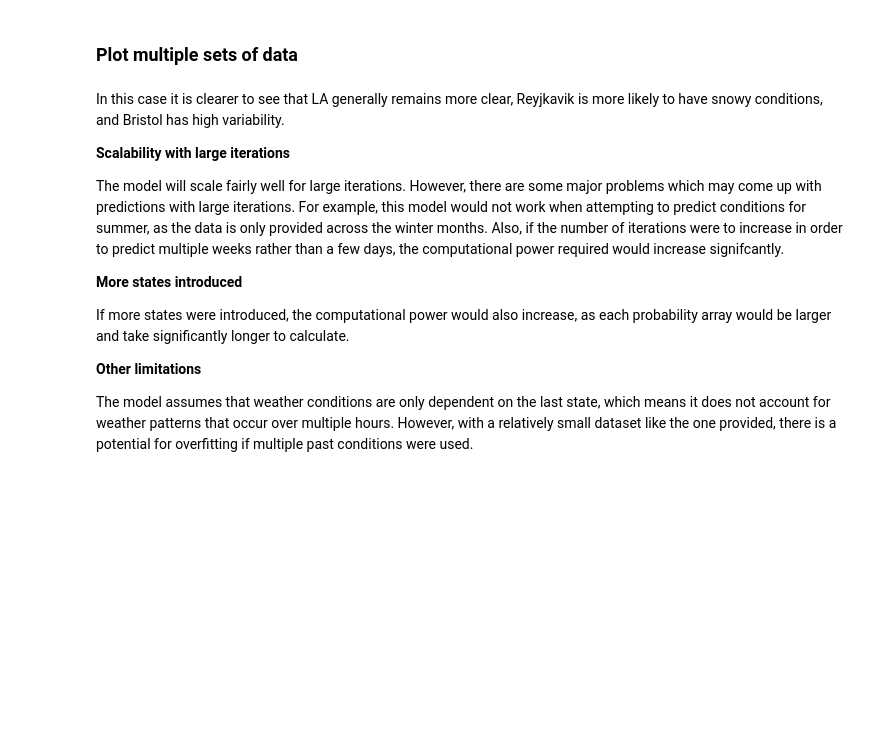
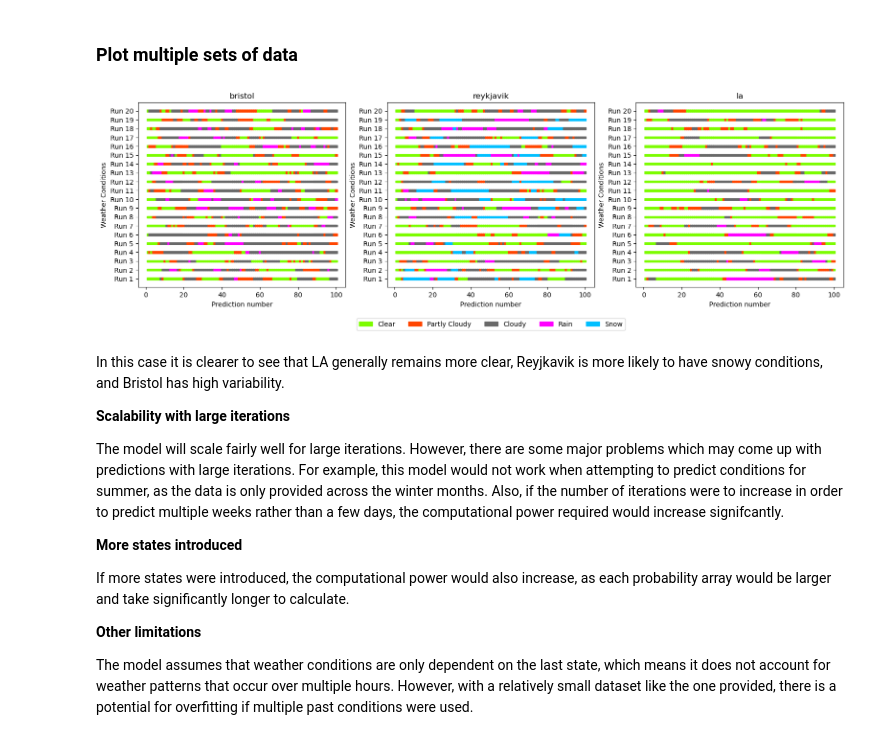
Before and after one commit to M4ffff/mcmc_weather_prediction_model, a Jupyter notebook: analysis.ipynb, the cells around one changed output. Cells and saved outputs as stored; diff of their text form; code cells hidden in the pictures; blank space fills up the shorter version.

```diff
--- a/analysis.ipynb
+++ b/analysis.ipynb
@@ -140,34 +171,39 @@ initial_selection = 'Clear'
 # If more than 250 predictions, stack subplots vertically instead of horizontally.
 # This ensures the scatter plot points touch which I think makes it way easier to visualise changes in weather compared to if they are distinct points.
 numcols=num_cities
 numrows=1
 if num_predictions >= 250:
     numcols=1
     numrows=num_cities
 
 # Extend length of subplots if plots stacked vertically
 fig, ax = plt.subplots(nrows=numrows, ncols=numcols, figsize=(19, 5*numrows))
 
 
 # Plot predictions for each city
 for i, city in enumerate(cities):
 
     # Probability array for this city
     prob_array = summary_prob_arrays[f'{city}']
 
     legend_bool=False
 
     # Plot legend in middle if subplots stacked horizontally
     if numrows==1 and i==1:
         legend_bool=True
     # Plot legend at bottom if subplots stacked vertically
     elif numcols==1 and i==2:
         legend_bool=True
 
     predictions_list = multiple_data_predictions(prob_array=prob_array, samples=samples, num_predictions=num_predictions,
                                                  possible_conditions=unique_weather_conditions, initial_selection=initial_selection)
 
-    plot_predictions(predictions_list, colours=summary_colours_dict, axis=ax[i], plot_legend=legend_bool, y_label='Weather Conditions');
+    plot_predictions(predictions_list, colours=summary_colours_dict, axis=ax[i], plot_legend=legend_bool, y_label='Weather Conditions')
+
+    # put into above function
+    ax[i].set_title(city)
+# %% [output]
+[figure, added]
 # %% [markdown]
 In this case it is clearer to see that LA generally remains more clear, Reyjkavik is more likely to have snowy conditions, and Bristol has high variability.
 
```
Also changed, not shown: parts of 16 cells of this notebook.
